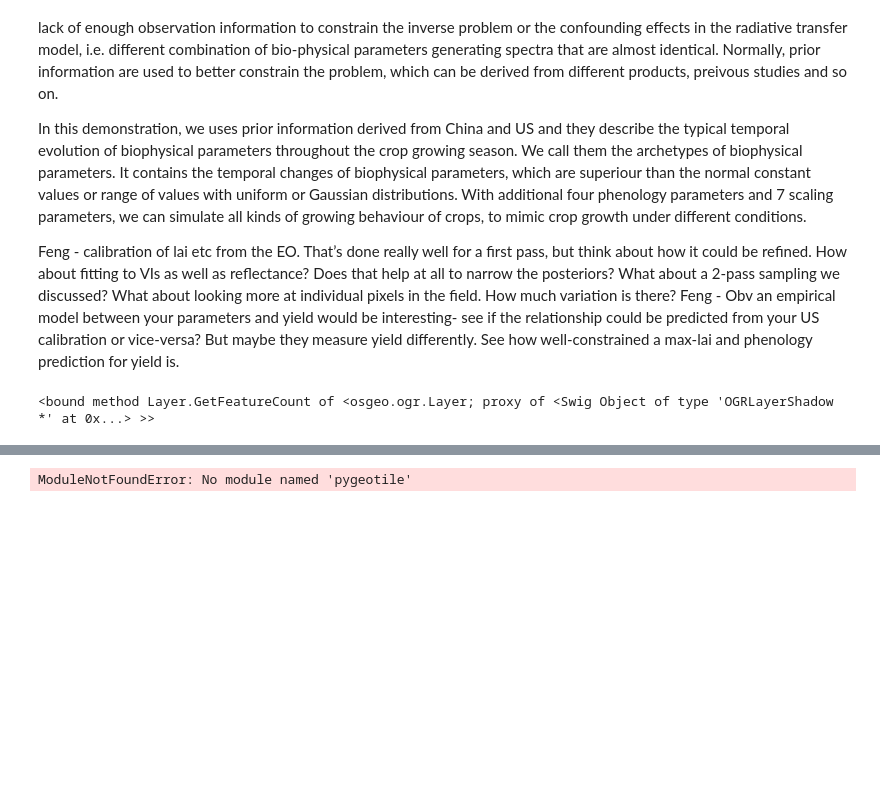
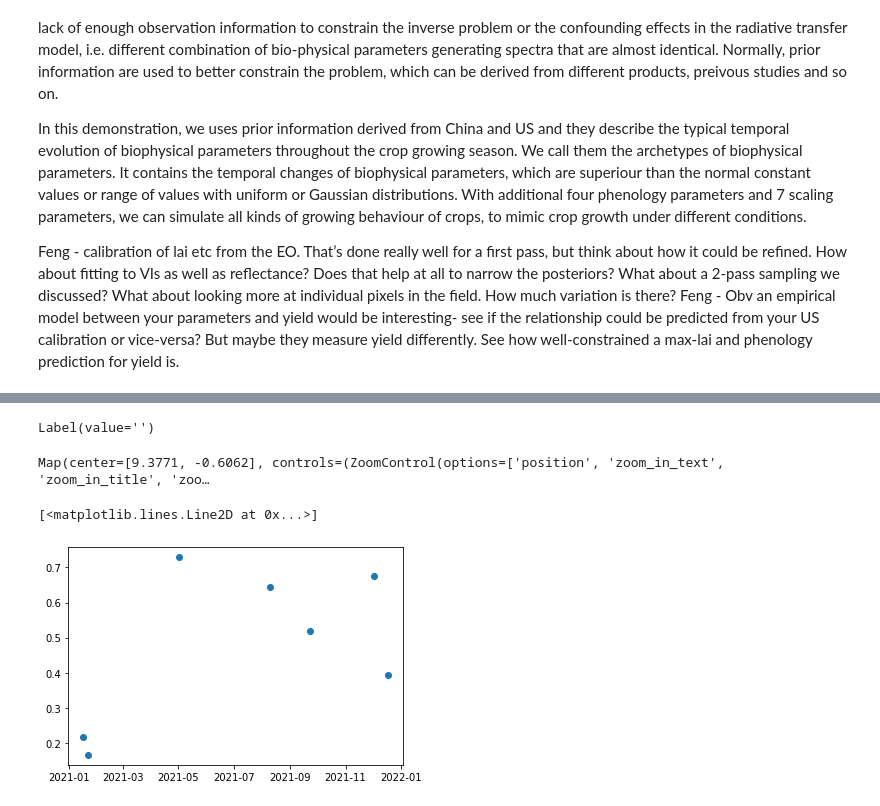
Before and after one commit to UCL-EO/Workshop2022, a Jupyter notebook: notebooks/01-Satellite_data.ipynb, the cells around one changed output, grey strips where cells are left out. Saved outputs shown, nothing was run; the diff lists cells and outputs as text; code cells hidden in the pictures; blank space fills up the shorter version.

```diff
--- a/notebooks/01-Satellite_data.ipynb
+++ b/notebooks/01-Satellite_data.ipynb
@@ -47,13 +47,11 @@ Feng - calibration of lai etc from the EO. That’s done really well for a first
 Feng - Obv an empirical model between your parameters and yield would be interesting- see if the relationship could be predicted from your US calibration or vice-versa? But maybe they measure yield differently. See how well-constrained a max-lai and phenology prediction for yield is.
 # %%
 from osgeo import ogr
-fields = '../data/carto/Biophysical_Data_Collection_Polygons_V1.geojson'
+fields = 'data/Biophysical_Data_Collection_Polygons_V1.geojson'
 
 g = ogr.Open(fields)
 l = g.GetLayer(0)
 l.GetFeatureCount
-# %% [output]
-<bound method Layer.GetFeatureCount of <osgeo.ogr.Layer; proxy of <Swig Object of type 'OGRLayerShadow *' at 0x...> >>
 # %%
 import folium
 import requests
@@ -99,6 +97,7 @@ from ipywidgets import *
 import numpy as np
 import requests
 from pygeotile.tile import Tile
+from shapely import geometry
 
 zoom = 16
 
@@ -144,7 +143,7 @@ def on_change_zoom(change):
 my_map.observe(on_change_zoom)
 
 
-with open('../data/carto/Biophysical_Data_Collection_Polygons_V1.geojson', 'r') as f:
+with open('./data/Biophysical_Data_Collection_Polygons_V1.geojson', 'r') as f:
     data = json.load(f)
 
 field_ids = [feat['properties']['Field_ID'] for feat in data['features']]
@@ -203,7 +202,7 @@ def random_color(feature):
         'fillColor': np.random.choice(['red', 'yellow', 'green', 'orange']),
     }
 
-geo_json = GeoJSON(
+fields = GeoJSON(
     data=data,
     style={
         'opacity': 1, 'dashArray': '0', 'fillOpacity': 0.1, 'weight': 1
@@ -213,6 +212,23 @@ geo_json = GeoJSON(
     },
     style_callback=random_color
 )
+
+
+with open('./data/Biophysical_Data_Collection_Points_V1.geojson', 'r') as f:
+    data2 = json.load(f)
+
+points = GeoJSON(
+    data=data2,
+    point_style={'radius': 5, 'color': 'blue', 'fillOpacity': 0.4, 'fillColor': 'blue', 'weight': 0.1},
+    # style={
+    #     'opacity': 1, 'dashArray': '0', 'fillOpacity': 0.2, 'weight': 0.01
+    # },
+    hover_style={
+        'color': 'white', 'dashArray': '0', 'fillOpacity': 1
+    },
+    # style_callback=random_color
+)
+
 
 
 label = Label()
@@ -225,7 +241,10 @@ def handle_interaction(**kwargs):
 my_map.on_interaction(handle_interaction)
 
 
-my_map.add_layer(geo_json)
+my_map.add_layer(fields)
+my_map.add_layer(points)
+
 my_map
 # %% [output]
-ModuleNotFoundError: No module named 'pygeotile'
+Label(value='')
+Map(center=[9.3771, -0.6062], controls=(ZoomControl(options=['position', 'zoom_in_text', 'zoom_in_title', 'zoo…
@@ -231,0 +311,6 @@ ModuleNotFoundError: No module named 'pygeotile'
+# %%
+import pylab as plt
+plt.plot(dates, s2_ndvis, 'o')
+# %% [output]
+[<matplotlib.lines.Line2D at 0x...>]
+[figure, added]
```
Also changed, not shown: parts of 5 cells of this notebook.
